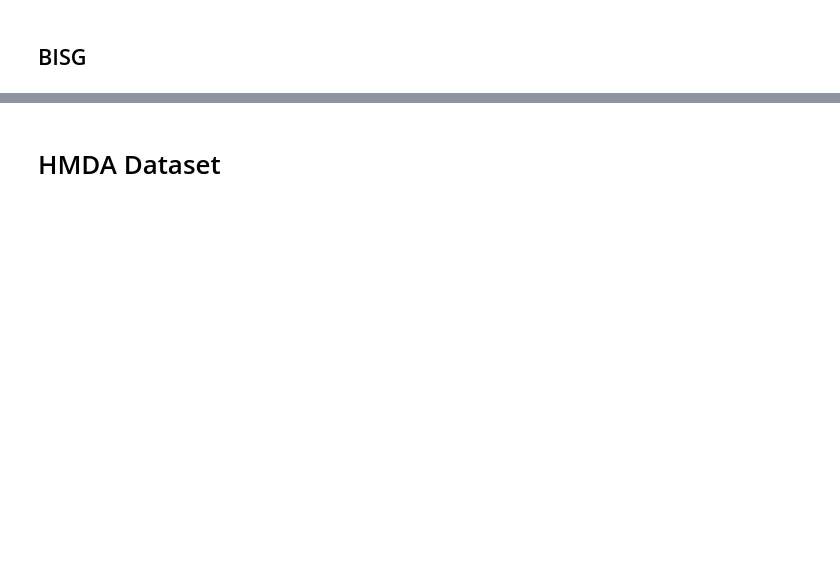
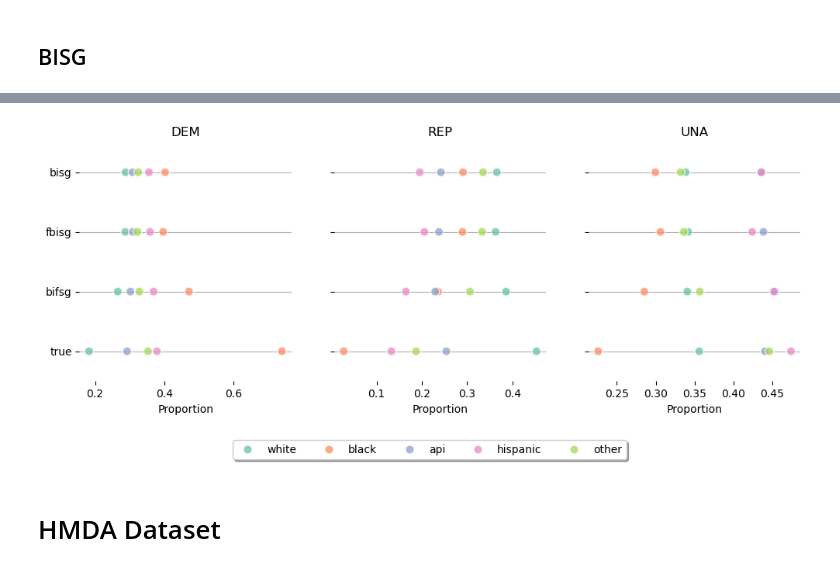
Before and after one commit to LetianY/project-bisg, a Jupyter notebook: notebooks/wru_testing.ipynb, the cells around one changed output, grey strips where cells are left out. Saved outputs shown, nothing was run; the diff lists cells and outputs as text; code cells hidden in the pictures; blank space fills up the shorter version.

```diff
--- a/notebooks/wru_testing.ipynb
+++ b/notebooks/wru_testing.ipynb
@@ -598,0 +615,18 @@ R[write to console]: 214783 (2.8%) individuals' first names were not matched.
+# %%
+# select only county_id=1
+bisg_result_county_1 = bisg_result[bisg_result['county_id']==1].copy()
+fbisg_result_county_1 = fbisg_result[fbisg_result['county_id']==1].copy()
+bifsg_result_county_1 = bifsg_result[bifsg_result['county_id']==1].copy()
+
+# select common ncids
+common_ncids = set(bisg_result_county_1['ncid'])\
+    .intersection(set(fbisg_result_county_1['ncid']))\
+        .intersection(set(bifsg_result_county_1['ncid']))
+bisg_result_county_1 = bisg_result_county_1[bisg_result_county_1['ncid'].isin(common_ncids)]
+fbisg_result_county_1 = fbisg_result_county_1[fbisg_result_county_1['ncid'].isin(common_ncids)]
+bifsg_result_county_1 = bifsg_result_county_1[bifsg_result_county_1['ncid'].isin(common_ncids)]
+
+# generate true label using maximum probability
+bisg_result_county_1 = wru_predictor.generate_race_label(bisg_result_county_1)
+fbisg_result_county_1 = wru_predictor.generate_race_label(fbisg_result_county_1)
+bifsg_result_county_1 = wru_predictor.generate_race_label(bifsg_result_county_1)
@@ -599,2 +723,44 @@ R[write to console]: 214783 (2.8%) individuals' first names were not matched.
+# %%
+import matplotlib.pyplot as plt
+import seaborn as sns
+
+fig, axs = plt.subplots(1,3, figsize=(12,4))
+
+for i, party in enumerate(["DEM", "REP", "UNA"]):
+    df_party = rows[rows["party"] == party]
+    sns.stripplot(data= df_party,
+                  x="Proportion",
+                  y="method",
+                  hue="race",
+                  ax = axs[i],
+                  palette=sns.color_palette("Set2"),
+                  size=8,
+                  jitter=False,
+                  alpha=0.75,
+                  linewidth=1,
+                  edgecolor="w")
+    axs[i].set_ylabel("")
+    axs[i].xaxis.grid(False)
+    axs[i].yaxis.grid(True)
+    # axs[i].xaxis.set_major_locator(plt.MaxNLocator(4))
+    # for n, label in enumerate(axs[i].xaxis.get_ticklabels()):
+    #     label.set_visible(True)
+
+    # ymin, ymax = axs[i].get_ylim()
+    # axs[i].set_yticks(np.linspace(ymin, ymax, 4))
+
+    party = party[0].upper() + party[1:]
+    axs[i].set_title(party)
+    if i != 0:
+        axs[i].set_yticklabels([])
+    if i == 2:
+        plt.legend(loc="lower center", ncol=5, fancybox=True, shadow=True, bbox_to_anchor=(-.75, -.35))
+    else:
+        axs[i].get_legend().remove()
+
+sns.despine(left=True, bottom=True)
+plt.show()
+# %% [output]
+[figure, added]
 # %% [markdown]
 # HMDA Dataset
```
Also changed, not shown: parts of 15 cells of this notebook, 2 other files.
